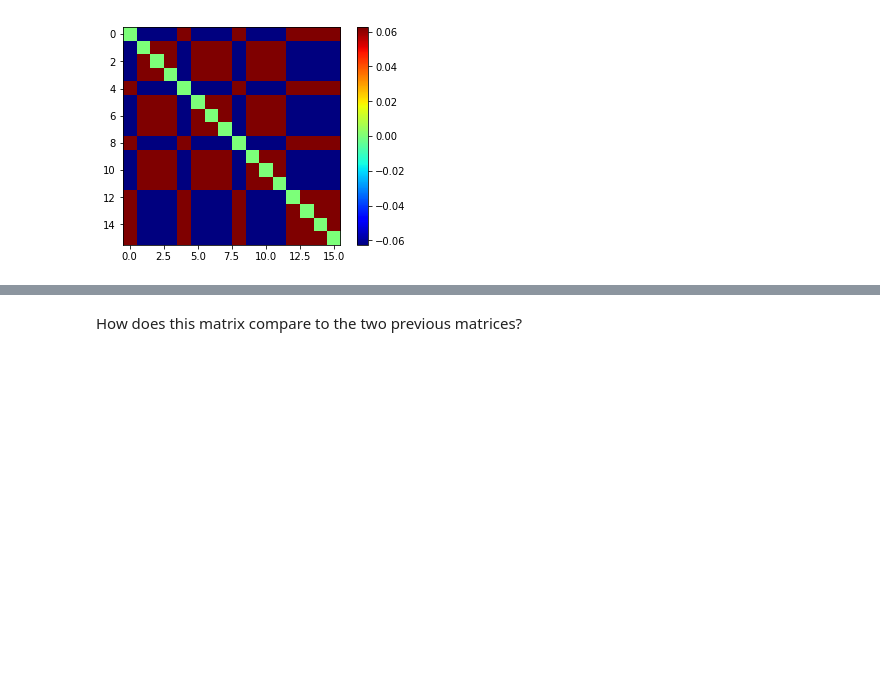
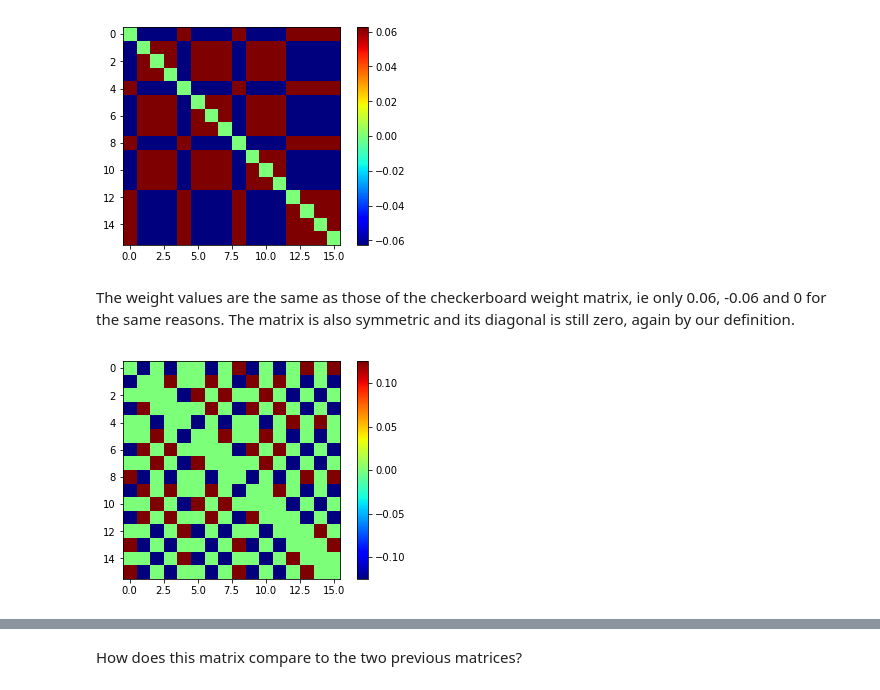
Before and after one commit to Shrecki/BioModNN, a Jupyter notebook: Ex8_firstName_lastName_000.ipynb, the cells around one changed output, grey strips where cells are left out. Saved outputs shown, nothing was run; the diff lists cells and outputs as text; code cells hidden in the pictures; blank space fills up the shorter version.

Commit message:
Still workin' on it

```diff
--- a/Ex8_firstName_lastName_000.ipynb
+++ b/Ex8_firstName_lastName_000.ipynb
@@ -263,6 +263,14 @@ def createHopfieldNet(pattern, pattern_size=4,  plot_matrix=False):
     pattern_list = [pattern]
     hopfield_net.store_patterns(pattern_list)
     return hopfield_net
+# %%
+def createHopfieldNetWithList(pattern_list, pattern_size=4,  plot_matrix=False):
+    hopfield_net = network.HopfieldNetwork(nr_neurons= pattern_size**2)
+    if(plot_matrix):
+        plot_tools.plot_nework_weights(hopfield_net)
+    factory = pattern_tools.PatternFactory(pattern_size, pattern_size)
+    hopfield_net.store_patterns(pattern_list)
+    return hopfield_net
 # %%
 # write your code here: Bullet points 1-5
 pattern_size = 4
@@ -281,3 +289,10 @@ hopfield_net = createHopfieldNet(factory.create_L_pattern(), pattern_size)
 plot_tools.plot_nework_weights(hopfield_net)
 # %% [output]
 [figure]
+# %% [markdown]
+The weight values are the same as those of the checkerboard weight matrix, ie only 0.06, -0.06 and 0 for the same reasons. The matrix is also symmetric and its diagonal is still zero, again by our definition.
+# %%
+hopfield_net = createHopfieldNetWithList([factory.create_checkerboard(), factory.create_L_pattern()], pattern_size)
+plot_tools.plot_nework_weights(hopfield_net)
+# %% [output]
+[figure, added]
```
Also changed, not shown: parts of 26 cells of this notebook.
